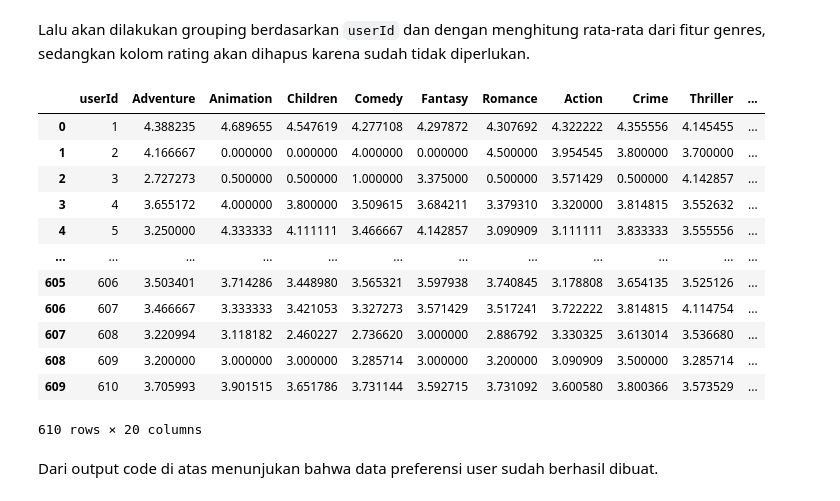
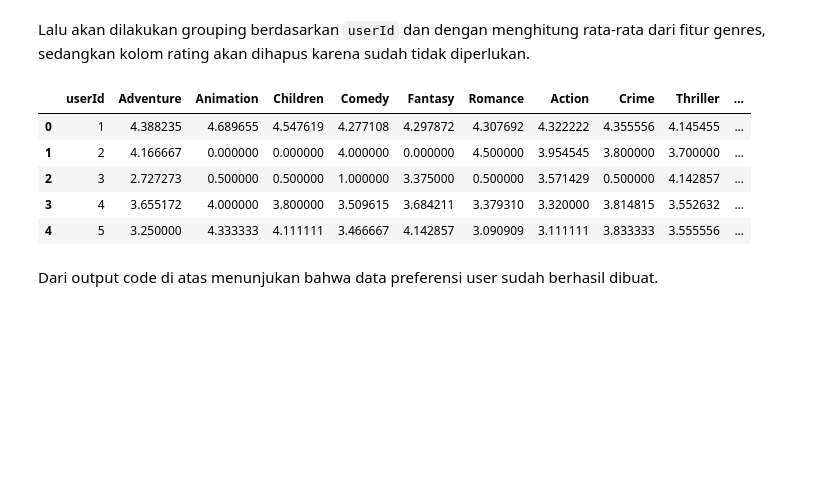
Before and after one commit to mausneg/Movie-Lens-Recommendation-System, a Jupyter notebook: submission.ipynb, the cells around one changed output. Cells and saved outputs as stored; diff of their text form; code cells hidden in the pictures; blank space fills up the shorter version.

```diff
--- a/submission.ipynb
+++ b/submission.ipynb
@@ -377,22 +377,15 @@ Lalu akan dilakukan grouping berdasarkan `userId` dan dengan menghitung rata-rat
 # %%
 genre_columns = df_user.columns[2:]
 df_user_avg = df_user.groupby('userId')[genre_columns].mean().reset_index()
 df_user_avg.fillna(0,inplace=True)
-df_user_avg
+df_user_avg.head()
 # %% [output]
 |  | userId | Adventure | Animation | Children | Comedy | Fantasy | Romance | Action | Crime | Thriller | ... |
 | 0 | 1 | 4.388235 | 4.689655 | 4.547619 | 4.277108 | 4.297872 | 4.307692 | 4.322222 | 4.355556 | 4.145455 | ... |
 | 1 | 2 | 4.166667 | 0.000000 | 0.000000 | 4.000000 | 0.000000 | 4.500000 | 3.954545 | 3.800000 | 3.700000 | ... |
 | 2 | 3 | 2.727273 | 0.500000 | 0.500000 | 1.000000 | 3.375000 | 0.500000 | 3.571429 | 0.500000 | 4.142857 | ... |
 | 3 | 4 | 3.655172 | 4.000000 | 3.800000 | 3.509615 | 3.684211 | 3.379310 | 3.320000 | 3.814815 | 3.552632 | ... |
 | 4 | 5 | 3.250000 | 4.333333 | 4.111111 | 3.466667 | 4.142857 | 3.090909 | 3.111111 | 3.833333 | 3.555556 | ... |
-| ... | ... | ... | ... | ... | ... | ... | ... | ... | ... | ... | ... |
-| 605 | 606 | 3.503401 | 3.714286 | 3.448980 | 3.565321 | 3.597938 | 3.740845 | 3.178808 | 3.654135 | 3.525126 | ... |
-| 606 | 607 | 3.466667 | 3.333333 | 3.421053 | 3.327273 | 3.571429 | 3.517241 | 3.722222 | 3.814815 | 4.114754 | ... |
-| 607 | 608 | 3.220994 | 3.118182 | 2.460227 | 2.736620 | 3.000000 | 2.886792 | 3.330325 | 3.613014 | 3.536680 | ... |
-| 608 | 609 | 3.200000 | 3.000000 | 3.000000 | 3.285714 | 3.000000 | 3.200000 | 3.090909 | 3.500000 | 3.285714 | ... |
-| 609 | 610 | 3.705993 | 3.901515 | 3.651786 | 3.731144 | 3.592715 | 3.731092 | 3.600580 | 3.800366 | 3.573529 | ... |
-610 rows × 20 columns
 # %% [markdown]
 Dari output code di atas menunjukan bahwa data preferensi user sudah berhasil dibuat.
 # %% [markdown]
```
Also changed, not shown: parts of 4 cells of this notebook, 1 other file.
